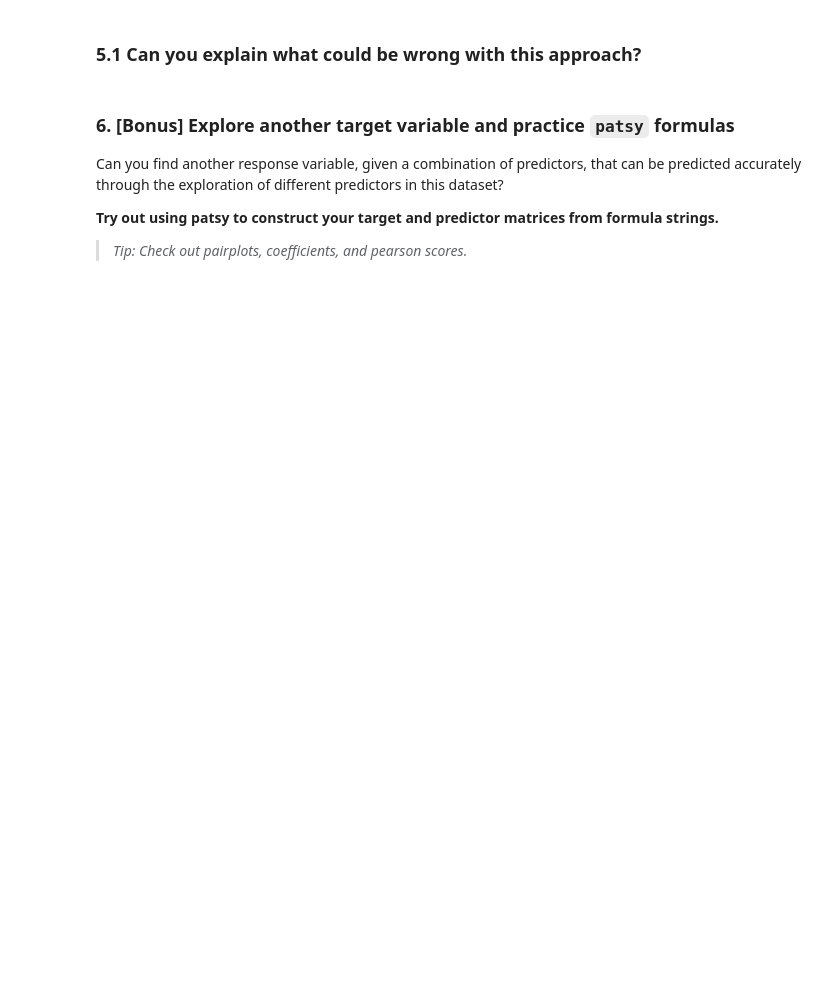
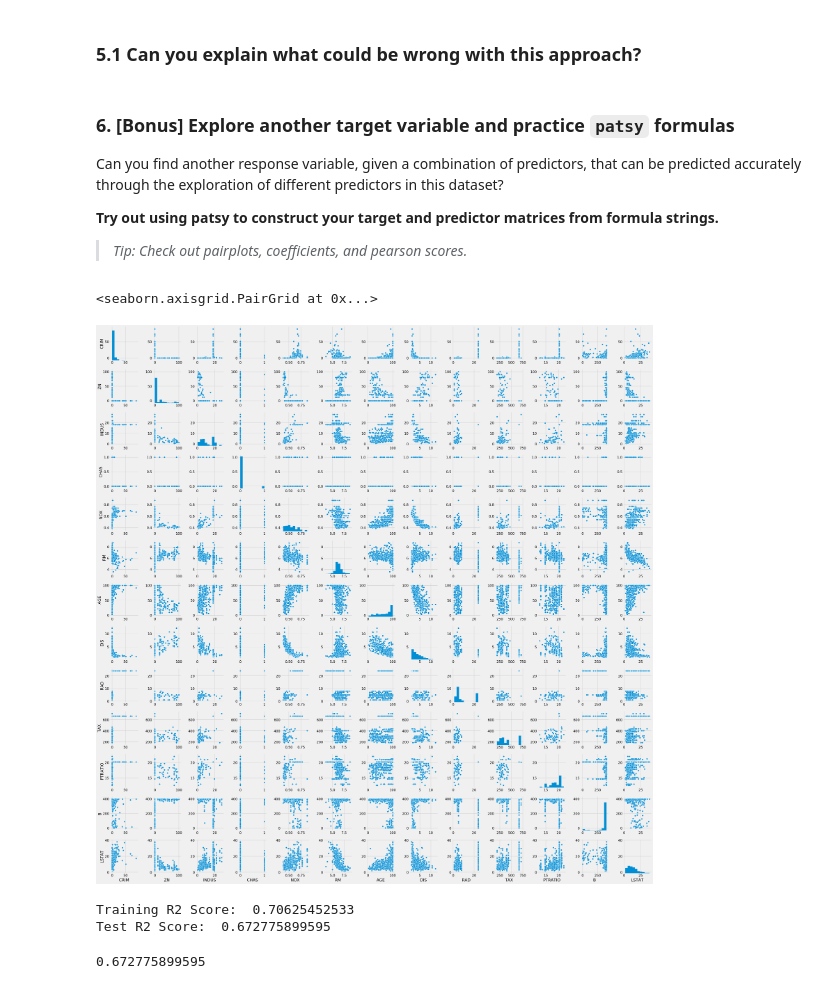
Before and after one commit to davidyan92/dsi, a Jupyter notebook: week-04/evaluation-cross_validation_train_test-lab/train-test-cross-validation-lab.ipynb, the cells around one changed output. Cells and saved outputs as stored; diff of their text form; code cells hidden in the pictures; blank space fills up the shorter version.

```diff
--- a/week-04/evaluation-cross_validation_train_test-lab/train-test-cross-validation-lab.ipynb
+++ b/week-04/evaluation-cross_validation_train_test-lab/train-test-cross-validation-lab.ipynb
@@ -248,3 +318,8 @@ Can you find another response variable, given a combination of predictors, that
 import patsy
 
 # A:
+# %%
+sns.pairplot(df[boston.feature_names.tolist()])
+# %% [output]
+<seaborn.axisgrid.PairGrid at 0x...>
+[figure, added]
@@ -250,0 +336,15 @@ import patsy
+# %%
+print'Training R2 Score: ', model.score(X_train, y_train)
+print'Test R2 Score: ', model.score(X_test, y_test)
+# %% [output]
+Training R2 Score:  0.70625452533
+Test R2 Score:  0.672775899595
+# %%
+# plot the predictions against test
+predictions = model.predict(X_test)
+r2_score = metrics.r2_score(y_test, predictions)
+# print(len(y_test))
+# print(len(predictions))
+print(r2_score)
+# %% [output]
+0.672775899595
```
Also changed, not shown: parts of 25 cells of this notebook, 15 other files.
